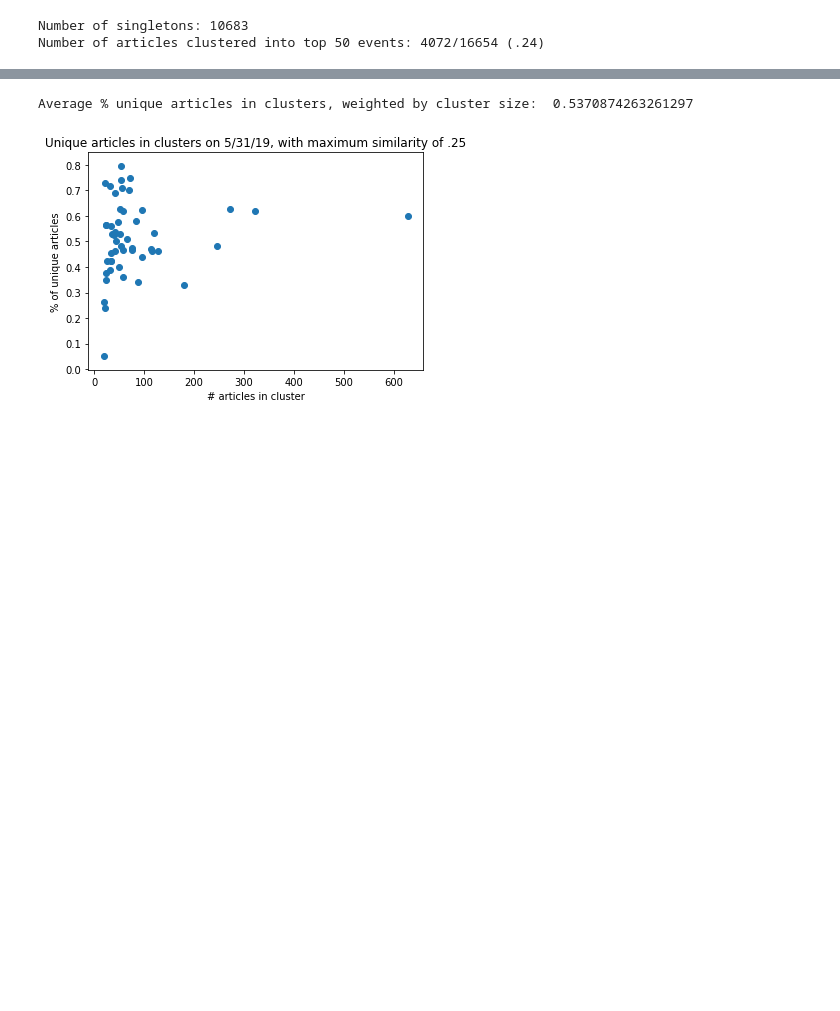
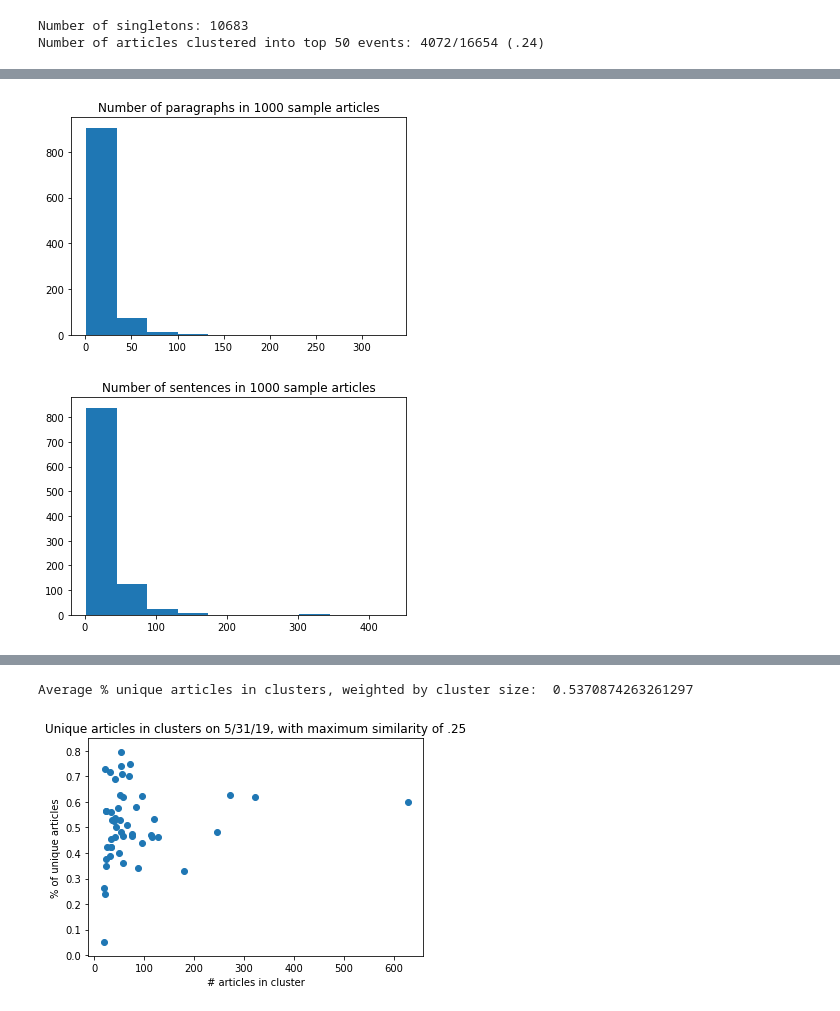
Before and after one commit to asprout/ArticleComparisons, a Jupyter notebook: OneDayDuplicationDetection-190531.ipynb, the cells around one changed output, grey strips where cells are left out. Drawn from its saved outputs; the diff is of its cells as text; code cells hidden in the pictures; blank space fills up the shorter version.

Commit message:
updated loaded data results

```diff
--- a/OneDayDuplicationDetection-190531.ipynb
+++ b/OneDayDuplicationDetection-190531.ipynb
@@ -40,7 +40,8 @@ article_df = [readArticles(os.path.join(data_folder, file)) for file in article_
 article_df = pd.concat(article_df)
 article_df = article_df.reset_index()
 
-events = [event for event in np.unique(article_df["event"]) if not np.isnan(event)]
+# events = [event for event in np.unique(article_df["event"]) if not np.isnan(event)]
+event_path = os.path.join(data_folder, "eventDict2019-05-31.json")
 with open(event_path, encoding = "utf8") as json_file:
     events = json.load(json_file)
 print(events.keys())
@@ -113,16 +115,21 @@ ac.prop_unique_clusters()
 # %%
-
-sample = article_df.loc[random.sample(events['singletons'], 200), "id"]
+n = 1000
+sample = article_df.loc[random.sample(events['singletons'], n), "id"]
+article_dict = dict_by_ids(article_df, sample)
 #sample = article_df.loc[article_df["event"] == events[5], "id"]
 
 start = time.time()
 
-score_mat = ac.jac_score_mat(article_dict, weighted = False)
-axislabels = list(article_dict.keys())
-axislabels
+n_paras = [len(article_dict[id].paragraphs) for id in article_dict.keys()]
+n_sentences = [len(article_dict[id].get_sentences()) for id in article_dict.keys()]
 
-print("%s seconds taken" % np.round(time.time() - start, 2))
+plt.hist(n_paras)
+plt.title("Number of paragraphs in %d sample articles" % n)
+
+plt.figure()
+plt.hist(n_sentences)
+plt.title("Number of sentences in %d sample articles" % n)
 # 1000 comparisons takes ~15s: estimated >2 hours for 1000 articles
 # takes about ~1min for 100 docs, ~4min for 120 docs (44%), ~28min for 321 docs (event 6, 62%),
-# 100 singleton articles: 96%, 200 (10min): 93%
+# 100 singleton articles: 96%, 200 (10min): 93% unique
 # %% [output]
@@ -139,0 +137,2 @@ print("%s seconds taken" % np.round(time.time() - start, 2))
+[figure, added]
+[figure, added]
```
Also changed, not shown: parts of 8 cells of this notebook, 1 other file.
